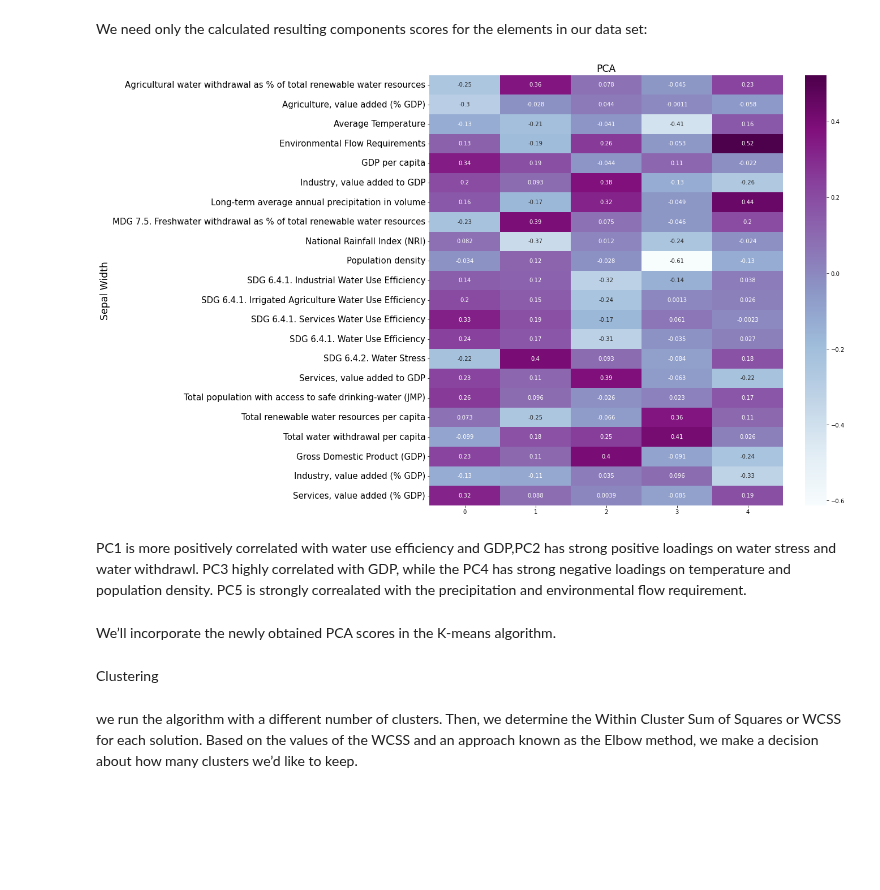
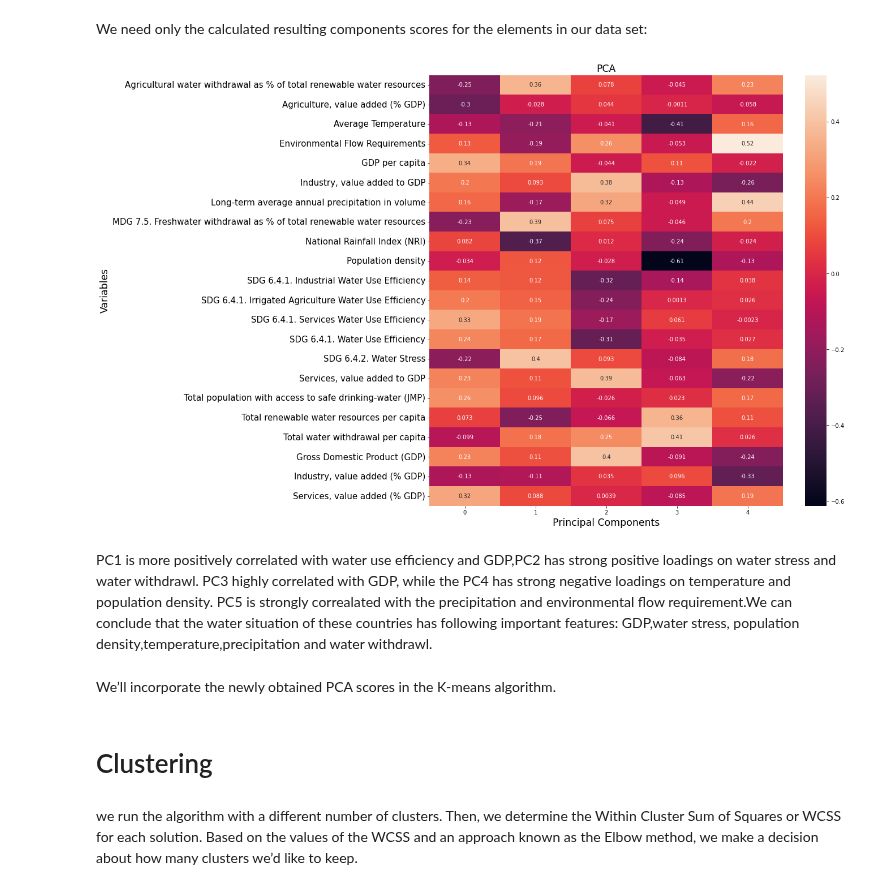
Before and after one commit to karlpolak/MDA-project, a Jupyter notebook: PCA_&_Clustering new.ipynb, the cells around one changed output. Drawn from its saved outputs; the diff is of its cells as text; code cells hidden in the pictures; blank space fills up the shorter version.

```diff
--- a/PCA_&_Clustering new.ipynb
+++ b/PCA_&_Clustering new.ipynb
@@ -124,23 +148,22 @@ scores_pca=pca.transform(df_std)
 # %%
 pcaloadings=pd.DataFrame(pca.components_)
 pcaloadings.columns=df_pca.columns
 pcaloadings=pcaloadings.T
 plt.figure(figsize = (14,14))
-ax = sns.heatmap(pcaloadings, annot=True, cmap="BuPu")
-# y-text
+ax = sns.heatmap(pcaloadings, annot=True)
 ax.yaxis.set_tick_params(labelsize=15)
 plt.title('PCA', fontsize='xx-large')
-# Set y-axis label
-plt.ylabel('Sepal Width', fontsize='xx-large')
+plt.ylabel('Variables', fontsize='xx-large')
+plt.xlabel('Principal Components', fontsize='xx-large')
 plt.savefig('PCA.png', dpi=500)
 # %% [output]
-[figure, old version]
+[figure, new version]
 # %% [markdown]
-PC1 is more positively correlated with water use efficiency and GDP,PC2 has strong positive loadings on water stress and water withdrawl. PC3 highly correlated with GDP, while the PC4 has strong negative loadings on temperature and population density. PC5 is strongly correalated with the precipitation and environmental flow requirement.
+PC1 is more positively correlated with water use efficiency and GDP,PC2 has strong positive loadings on water stress and water withdrawl. PC3 highly correlated with GDP, while the PC4 has strong negative loadings on temperature and population density. PC5 is strongly correalated with the precipitation and environmental flow requirement.We can conclude that the water situation of these countries has following important features: GDP,water stress, population density,temperature,precipitation and water withdrawl.
 # %% [markdown]
 We’ll incorporate the newly obtained PCA scores in the K-means algorithm.
-# %% [markdown]
-Clustering
+# %% [markdown]
+# Clustering
 # %% [markdown]
 we run the algorithm with a different number of clusters. Then, we determine the Within Cluster Sum of Squares or WCSS for each solution. Based on the values of the WCSS and an approach known as the Elbow method, we make a decision about how many clusters we’d like to keep.
 # %%
```
Also changed, not shown: parts of 11 cells of this notebook.
